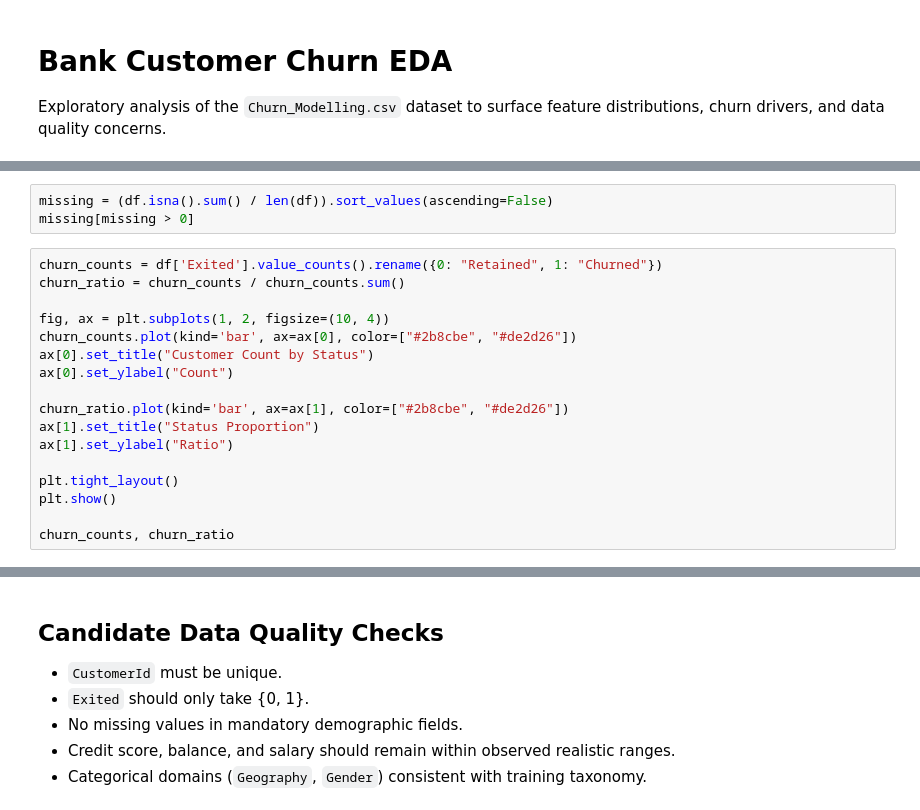
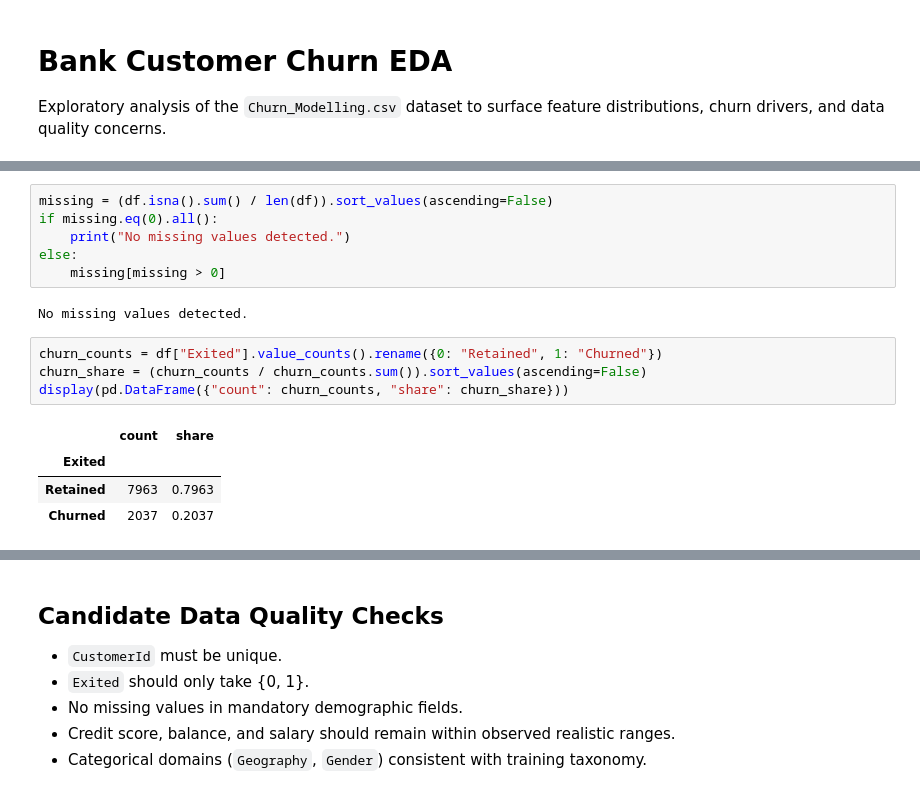
Before and after one commit to lee0721/fusionguard-analytics, a Jupyter notebook: notebooks/eda/churn_eda.ipynb, the cells around one changed output, grey strips where cells are left out. Saved outputs shown, nothing was run; the diff lists cells and outputs as text.

Commit message:
Complete Step 3 EDA outputs and data quality checklist

```diff
--- a/notebooks/eda/churn_eda.ipynb
+++ b/notebooks/eda/churn_eda.ipynb
@@ -34,23 +82,20 @@ numeric_summary.head()
 # %%
 missing = (df.isna().sum() / len(df)).sort_values(ascending=False)
-missing[missing > 0]
+if missing.eq(0).all():
+    print("No missing values detected.")
+else:
+    missing[missing > 0]
+# %% [output]
+No missing values detected.
 # %%
-churn_counts = df['Exited'].value_counts().rename({0: "Retained", 1: "Churned"})
-churn_ratio = churn_counts / churn_counts.sum()
-
-fig, ax = plt.subplots(1, 2, figsize=(10, 4))
-churn_counts.plot(kind='bar', ax=ax[0], color=["#2b8cbe", "#de2d26"])
-ax[0].set_title("Customer Count by Status")
-ax[0].set_ylabel("Count")
-
-churn_ratio.plot(kind='bar', ax=ax[1], color=["#2b8cbe", "#de2d26"])
-ax[1].set_title("Status Proportion")
-ax[1].set_ylabel("Ratio")
-
-plt.tight_layout()
-plt.show()
-
-churn_counts, churn_ratio
+churn_counts = df["Exited"].value_counts().rename({0: "Retained", 1: "Churned"})
+churn_share = (churn_counts / churn_counts.sum()).sort_values(ascending=False)
+display(pd.DataFrame({"count": churn_counts, "share": churn_share}))
+# %% [output]
+|  | count | share |
+| Exited |  |  |
+| Retained | 7963 | 0.7963 |
+| Churned | 2037 | 0.2037 |
 # %%
 fig, axes = plt.subplots(2, 2, figsize=(12, 8))
 selected_features = ['Age', 'Balance', 'EstimatedSalary', 'CreditScore']
```
Also changed, not shown: parts of 7 cells of this notebook, 4 other files.
